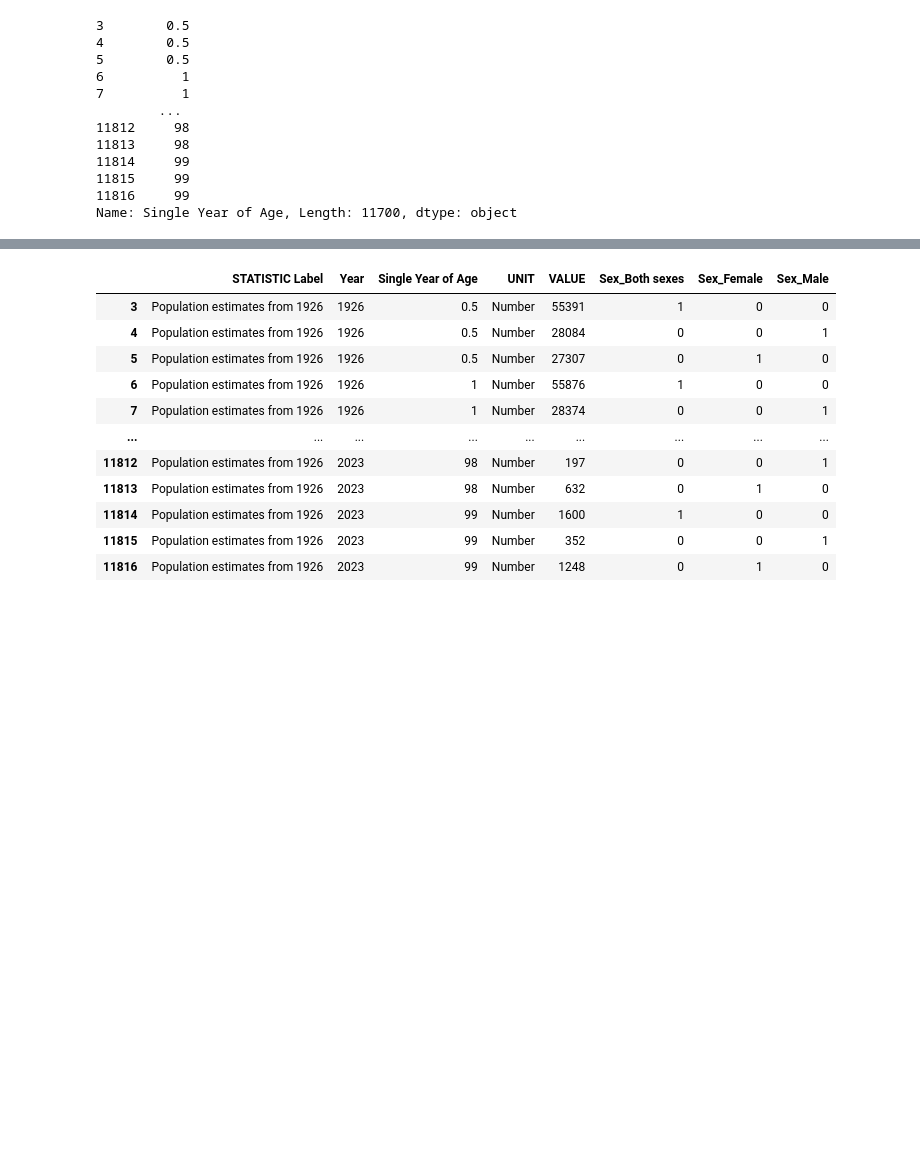
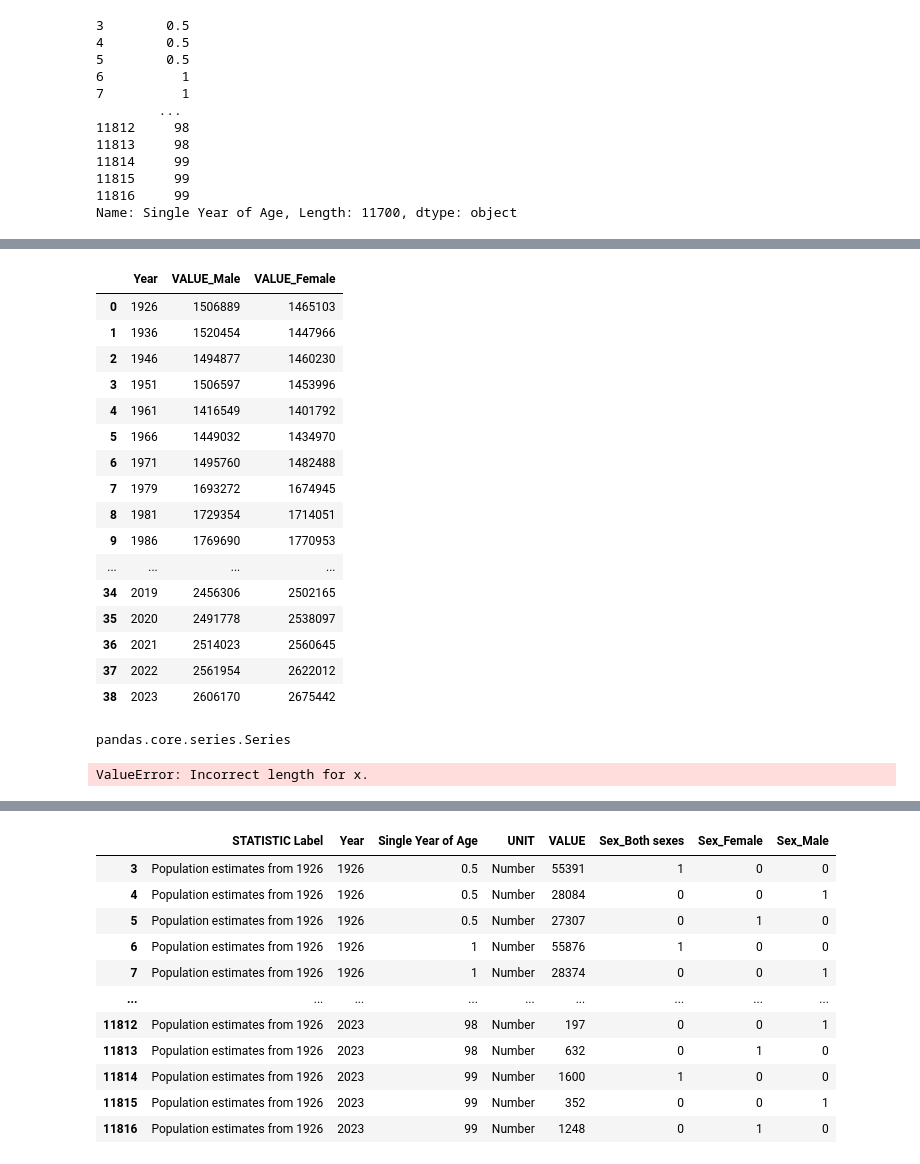
Before and after one commit to ZheLuo2023/CA1, a Jupyter notebook: Population Analysis.ipynb, the cells around one changed output, grey strips where cells are left out. Saved outputs shown, nothing was run; the diff lists cells and outputs as text; code cells hidden in the pictures; blank space fills up the shorter version.

Commit message:
Data preparing for Binomial test

```diff
--- a/Population Analysis.ipynb
+++ b/Population Analysis.ipynb
@@ -211,0 +202,7 @@ data
+# %%
+Data_male = data[data["Sex"] == "Male"]
+Data_female = data[data["Sex"] == "Female"]
+# %%
+Data_male = Data_male.groupby("Year")["VALUE"].sum()
+Data_male = Data_male.reset_index()
+Data_male
@@ -211,0 +227,4 @@ data
+# %%
+Data_female = Data_female.groupby("Year")["VALUE"].sum()
+Data_female = Data_female.reset_index()
+Data_female
@@ -211,0 +249,21 @@ data
+# %%
+Data_sex = pd.merge(Data_male,Data_female,on = "Year",how = "inner",suffixes=("_Male", "_Female"))
+Data_sex
+# %% [output]
+|  | Year | VALUE_Male | VALUE_Female |
+| 0 | 1926 | 1506889 | 1465103 |
+| 1 | 1936 | 1520454 | 1447966 |
+| 2 | 1946 | 1494877 | 1460230 |
+| 3 | 1951 | 1506597 | 1453996 |
+| 4 | 1961 | 1416549 | 1401792 |
+| 5 | 1966 | 1449032 | 1434970 |
+| 6 | 1971 | 1495760 | 1482488 |
+| 7 | 1979 | 1693272 | 1674945 |
+| 8 | 1981 | 1729354 | 1714051 |
+| 9 | 1986 | 1769690 | 1770953 |
+| ... | ... | ... | ... |
+| 34 | 2019 | 2456306 | 2502165 |
+| 35 | 2020 | 2491778 | 2538097 |
+| 36 | 2021 | 2514023 | 2560645 |
+| 37 | 2022 | 2561954 | 2622012 |
+| 38 | 2023 | 2606170 | 2675442 |
@@ -211,0 +275,26 @@ data
+# %%
+type(observed_male)
+# %% [output]
+pandas.core.series.Series
+# %%
+from scipy.stats import binom_test
+
+observed_male = Data_sex["VALUE_Male"]
+observed_female = Data_sex["VALUE_Female"]
+
+total = observed_male + observed_female
+
+p = 0.5
+
+
+p_value_male = binom_test(observed_male, n=total, p = p,alternative='two-sided')
+print("p value of Male:", p_value_male)
+
+
+alpha = 0.05
+if p_value_male < alpha:
+    print("Reject the null hypothesis: The distribution of male births does not conform to a binomial distribution ")
+else:
+    print("Not rejecting the null hypothesis: The distribution of female births conforms to a binomial distribution")
+# %% [output]
+ValueError: Incorrect length for x.
```
Also changed, not shown: parts of 10 cells of this notebook.
